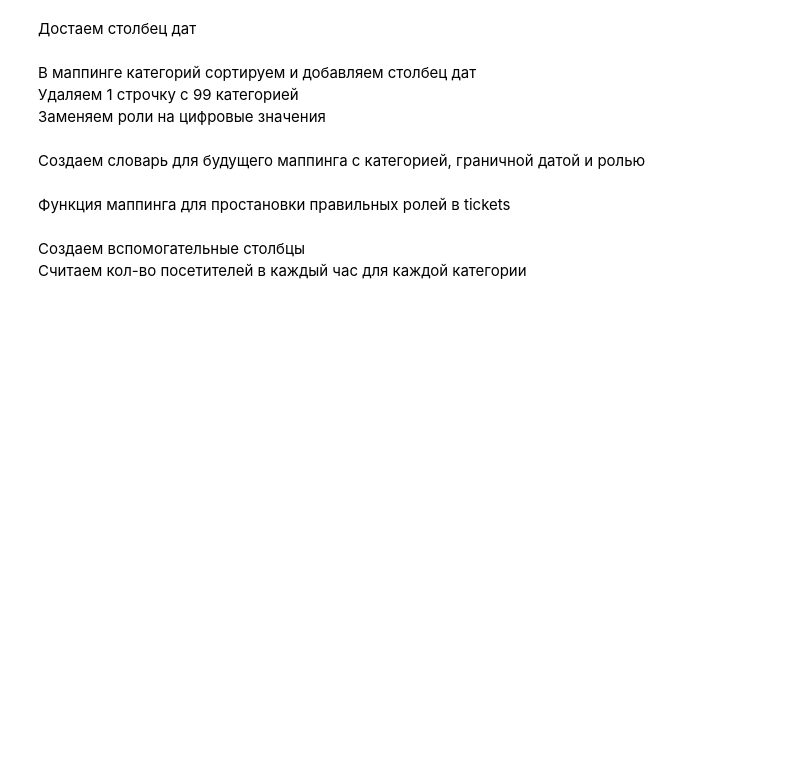
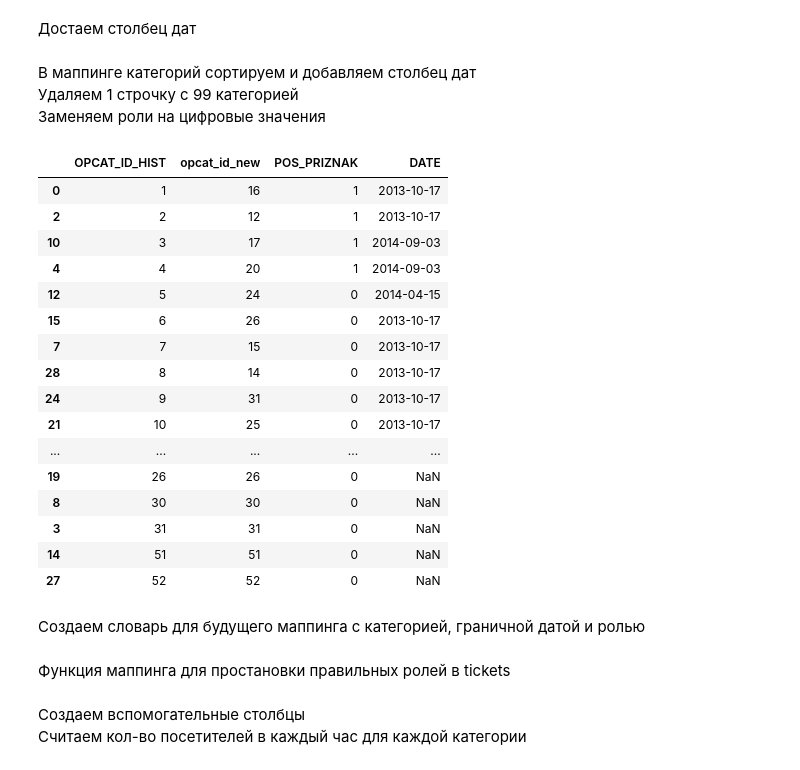
Before and after one commit to tomatiks/ML_Projects, a Jupyter notebook: Clients_flow.ipynb, the cells around one changed output. Drawn from its saved outputs; the diff is of its cells as text; code cells hidden in the pictures; blank space fills up the shorter version.

```diff
--- a/Clients_flow.ipynb
+++ b/Clients_flow.ipynb
@@ -95,6 +141,26 @@ new_opcat_map.drop(new_opcat_map.index[0],inplace=True)
 new_opcat_map['DATE']=new_opcat_map['DATE'].dt.date
 new_opcat_map['POS_PRIZNAK']=new_opcat_map['POS_PRIZNAK'].map({'МП':1,'не МП':0})
 new_opcat_map['POS_PRIZNAK']=new_opcat_map['POS_PRIZNAK'].astype(int)
+# %%
+new_opcat_map
+# %% [output]
+|  | OPCAT_ID_HIST | opcat_id_new | POS_PRIZNAK | DATE |
+| 0 | 1 | 16 | 1 | 2013-10-17 |
+| 2 | 2 | 12 | 1 | 2013-10-17 |
+| 10 | 3 | 17 | 1 | 2014-09-03 |
+| 4 | 4 | 20 | 1 | 2014-09-03 |
+| 12 | 5 | 24 | 0 | 2014-04-15 |
+| 15 | 6 | 26 | 0 | 2013-10-17 |
+| 7 | 7 | 15 | 0 | 2013-10-17 |
+| 28 | 8 | 14 | 0 | 2013-10-17 |
+| 24 | 9 | 31 | 0 | 2013-10-17 |
+| 21 | 10 | 25 | 0 | 2013-10-17 |
+| ... | ... | ... | ... | ... |
+| 19 | 26 | 26 | 0 | NaN |
+| 8 | 30 | 30 | 0 | NaN |
+| 3 | 31 | 31 | 0 | NaN |
+| 14 | 51 | 51 | 0 | NaN |
+| 27 | 52 | 52 | 0 | NaN |
 # %% [markdown]
 Создаем словарь для будущего маппинга с категорией, граничной датой и ролью
 # %%
```
Also changed, not shown: parts of 5 cells of this notebook.
